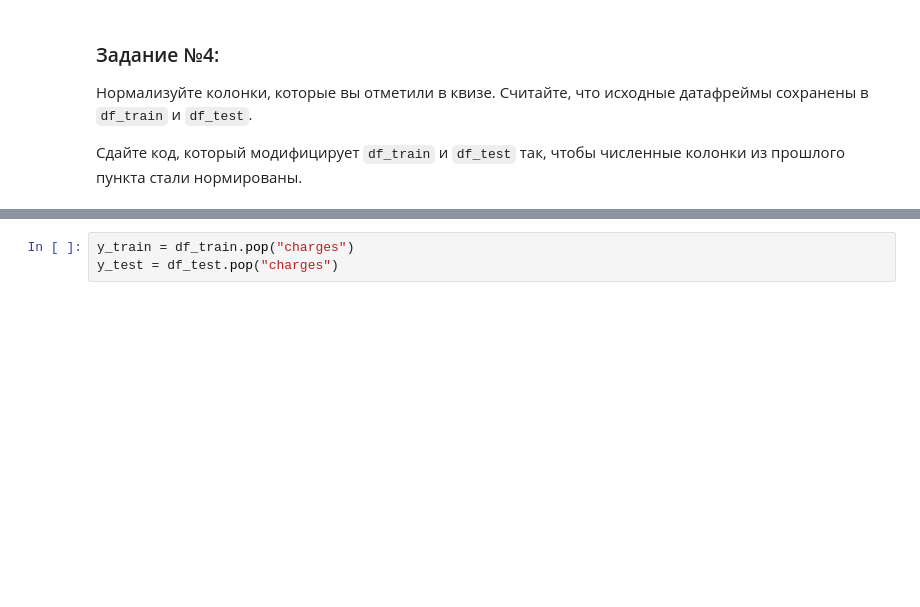
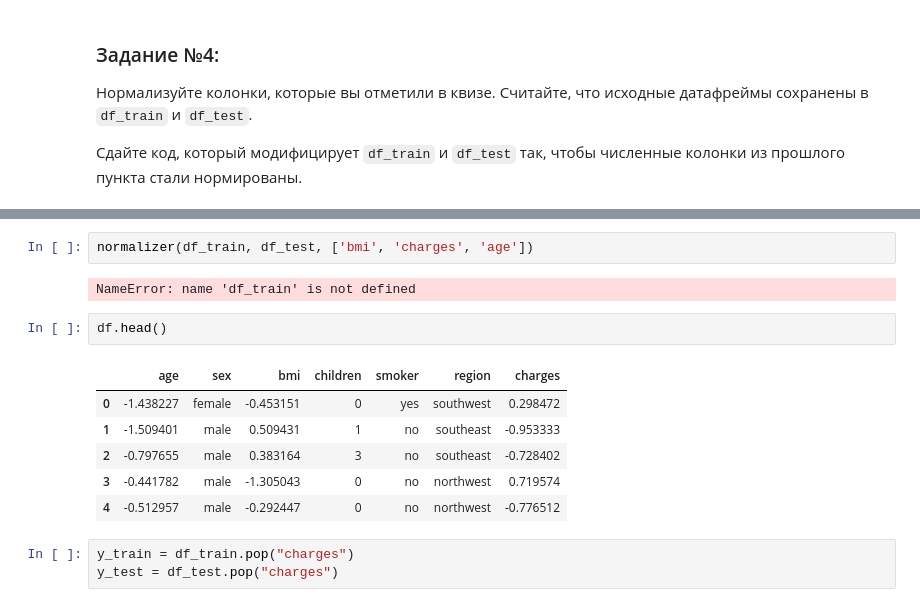
Before and after one commit to theotheo46/nlp, a Jupyter notebook: work_2_2.ipynb, the cells around one changed output, grey strips where cells are left out. Saved outputs shown, nothing was run; the diff lists cells and outputs as text; blank space fills up the shorter version.

```diff
--- a/work_2_2.ipynb
+++ b/work_2_2.ipynb
@@ -111,3 +118,16 @@ print(df_train.columns)
+# %%
+normalizer(df_train, df_test, ['bmi', 'charges', 'age'])
+# %% [output]
+NameError: name 'df_train' is not defined
+# %%
+df.head()
+# %% [output]
+|  | age | sex | bmi | children | smoker | region | charges |
+| 0 | -1.438227 | female | -0.453151 | 0 | yes | southwest | 0.298472 |
+| 1 | -1.509401 | male | 0.509431 | 1 | no | southeast | -0.953333 |
+| 2 | -0.797655 | male | 0.383164 | 3 | no | southeast | -0.728402 |
+| 3 | -0.441782 | male | -1.305043 | 0 | no | northwest | 0.719574 |
+| 4 | -0.512957 | male | -0.292447 | 0 | no | northwest | -0.776512 |
 # %%
 y_train = df_train.pop("charges")
 y_test = df_test.pop("charges")
```
Also changed, not shown: parts of 9 cells of this notebook.
